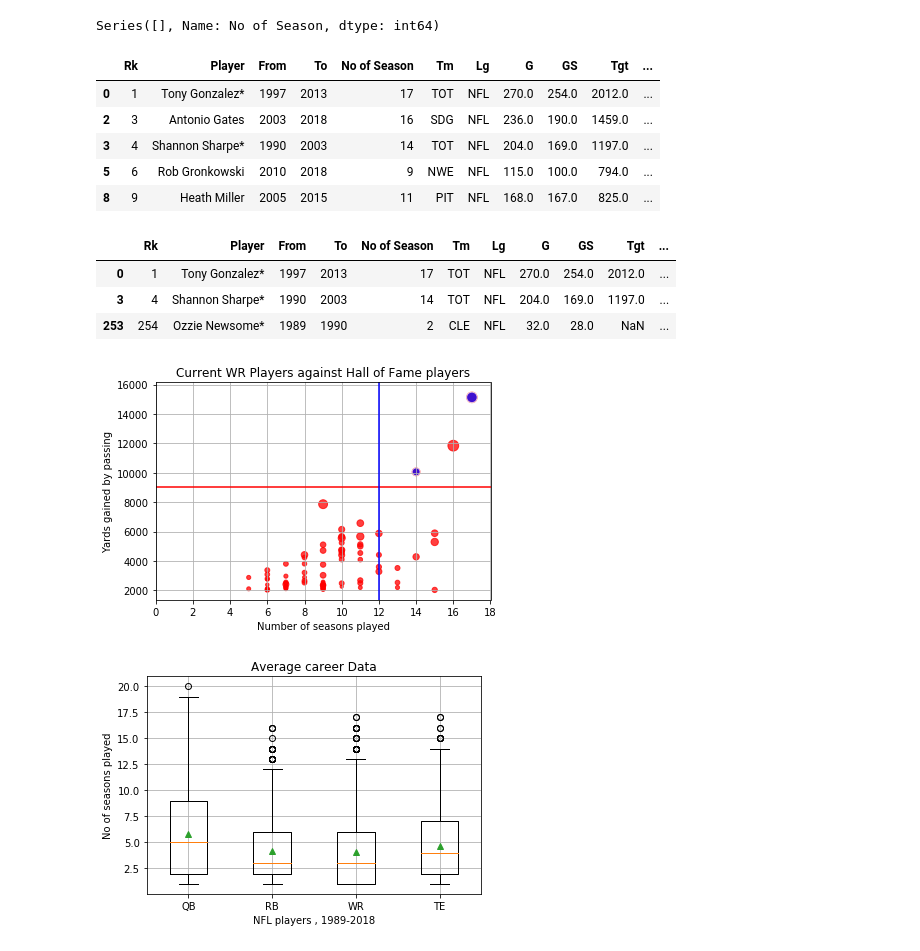
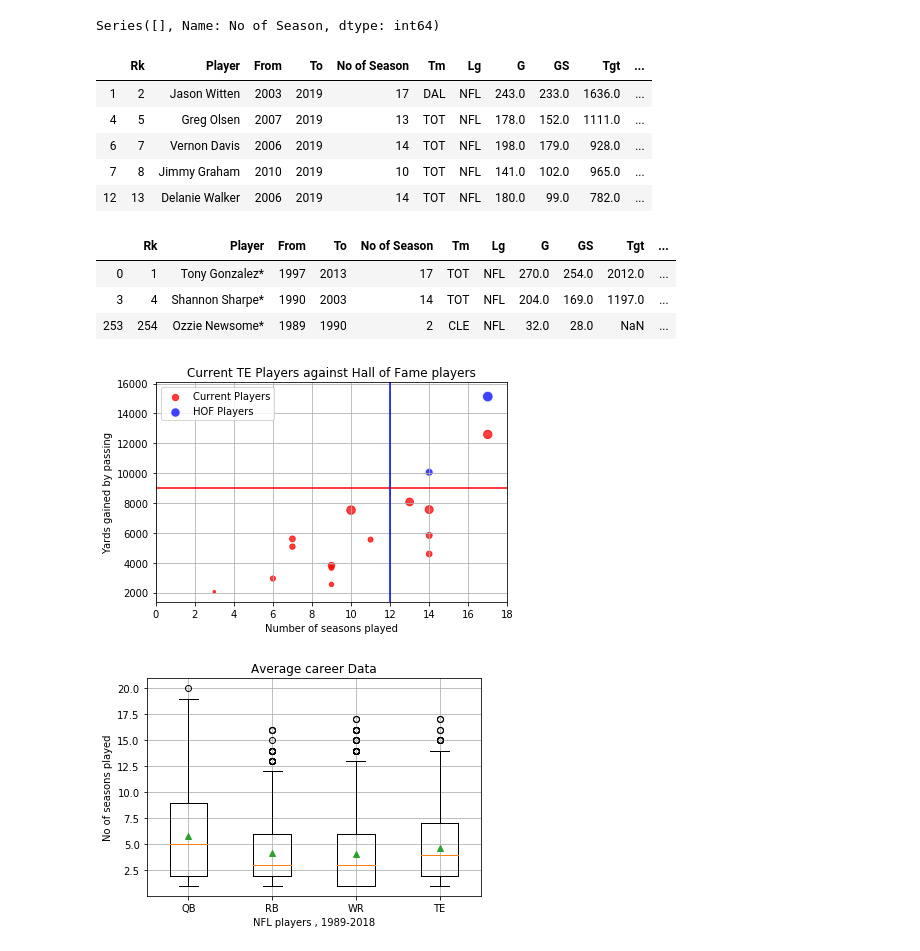
Before and after one commit to ankitapatel9/NFL-project, a Jupyter notebook: nfl-player-data.ipynb, the cells around one changed output. Drawn from its saved outputs; the diff is of its cells as text; code cells hidden in the pictures.

```diff
--- a/nfl-player-data.ipynb
+++ b/nfl-player-data.ipynb
@@ -426,7 +451,8 @@ plt.show()
 ### Tight End players Data 1989 - 2019 ###
 # %%
 #  reading TE players data
-te_data_df = pd.read_csv(nfl_te_file)
+te_file = "Data/NFLTEDATA_Mod.csv"
+te_data_df = pd.read_csv(te_file)
 # preview dataframe
 te_data_df.head()
 # %% [output]
@@ -519,19 +545,19 @@ te_arr[te_arr<= te_lower_boundary]
 # %% [output]
 Series([], Name: No of Season, dtype: int64)
 # %%
-#  dropping currunt players from dataframe column
+#  selecting currunt players from dataframe column
 all_te =te_data_df[te_data_df['To']==2019]
-all_te.count()
+all_te.head()
 
-current_te = retired_te[retired_te['Yds']>2000]
+current_te = all_te[all_te['Yds']>2000]
 current_te.head()
 # %% [output]
 |  | Rk | Player | From | To | No of Season | Tm | Lg | G | GS | Tgt | ... |
-| 0 | 1 | Tony Gonzalez* | 1997 | 2013 | 17 | TOT | NFL | 270.0 | 254.0 | 2012.0 | ... |
-| 2 | 3 | Antonio Gates | 2003 | 2018 | 16 | SDG | NFL | 236.0 | 190.0 | 1459.0 | ... |
-| 3 | 4 | Shannon Sharpe* | 1990 | 2003 | 14 | TOT | NFL | 204.0 | 169.0 | 1197.0 | ... |
-| 5 | 6 | Rob Gronkowski | 2010 | 2018 | 9 | NWE | NFL | 115.0 | 100.0 | 794.0 | ... |
-| 8 | 9 | Heath Miller | 2005 | 2015 | 11 | PIT | NFL | 168.0 | 167.0 | 825.0 | ... |
+| 1 | 2 | Jason Witten | 2003 | 2019 | 17 | DAL | NFL | 243.0 | 233.0 | 1636.0 | ... |
+| 4 | 5 | Greg Olsen | 2007 | 2019 | 13 | TOT | NFL | 178.0 | 152.0 | 1111.0 | ... |
+| 6 | 7 | Vernon Davis | 2006 | 2019 | 14 | TOT | NFL | 198.0 | 179.0 | 928.0 | ... |
+| 7 | 8 | Jimmy Graham | 2010 | 2019 | 10 | TOT | NFL | 141.0 | 102.0 | 965.0 | ... |
+| 12 | 13 | Delanie Walker | 2006 | 2019 | 14 | TOT | NFL | 180.0 | 99.0 | 782.0 | ... |
 # %%
 #Reducing the dataframe to include only Hall of Fame Tight Ends
 #find the rows with * in the player name
@@ -546,22 +572,27 @@ hof_te.head()
 # %%
 #  dropping Ozzie Newsome from dataframe row due to insufficent data
 filtered_hof_te_df =hof_te[hof_te['Rk']!=254]
 filtered_hof_te_df.head()
 
-plt.scatter(current_te['No of Season'],current_te['Yds'],s = current_te['TD'],marker='o',facecolors= 'red',alpha=0.75)
-plt.scatter(filtered_hof_te_df['No of Season'],filtered_hof_te_df['Yds'],s = filtered_hof_te_df['TD'],marker='o',facecolors= 'blue',edgecolors="white",alpha=0.75)
+plt.scatter(current_te['No of Season'],current_te['Yds'],s = current_te['TD'],marker='o',facecolors= 'red',alpha=0.75, label = 'Current Players')
+plt.scatter(filtered_hof_te_df['No of Season'],filtered_hof_te_df['Yds'],s = filtered_hof_te_df['TD'],marker='o',facecolors= 'blue',edgecolors="white",alpha=0.75, label = 'HOF Players')
 
 plt.axhline(y=9000, color='r', linestyle='-')
 plt.axvline(x=12, color='b', linestyle='-')
 plt.xlim(0,18)
 plt.grid()
+plt.legend(loc = 'best')
 #add title and labels
-plt.title("Current WR Players against Hall of Fame players")
+plt.title("Current TE Players against Hall of Fame players")
 plt.xlabel("Number of seasons played")
 plt.ylabel("Yards gained by passing")
+plt.tight_layout()
+# Save the Figure
+plt.savefig("Images/te_scatterplot.png")
+#  show the chart
 plt.show()
 # %% [output]
-[figure, old version]
+[figure, new version]
 # %%
 # Create box plot
 plt.boxplot([qb_arr, rb_arr,wr_arr,te_arr], showmeans=True)
```
Also changed, not shown: parts of 23 cells of this notebook, 4 other files.
